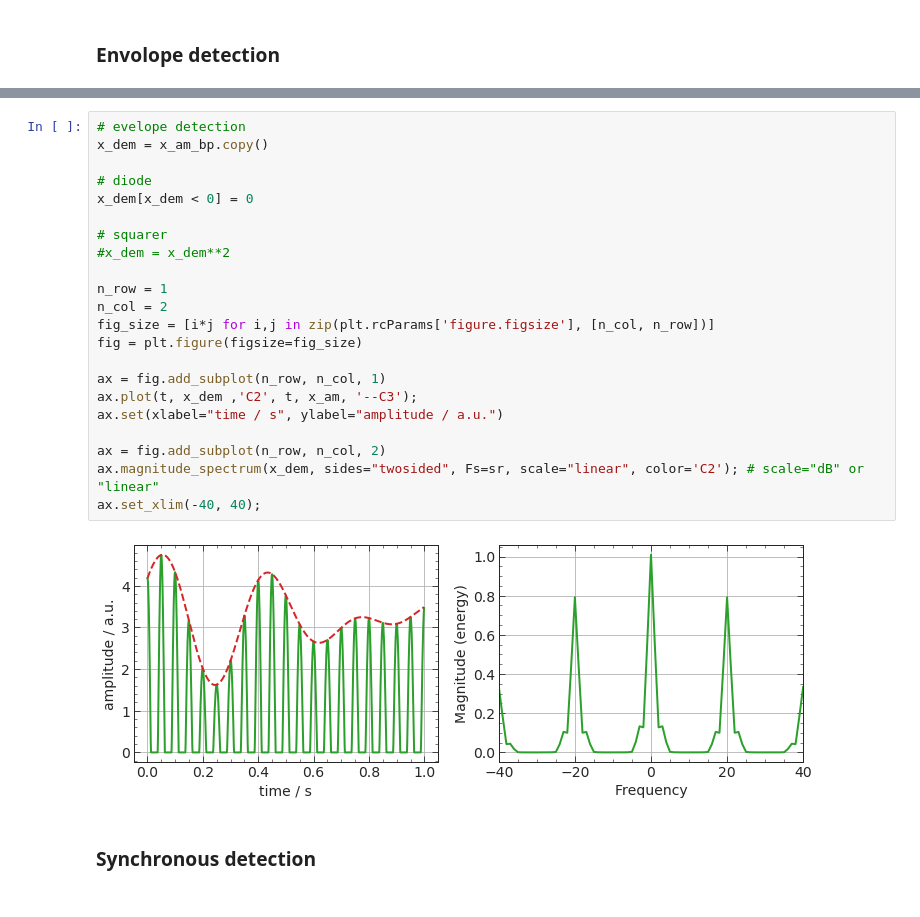
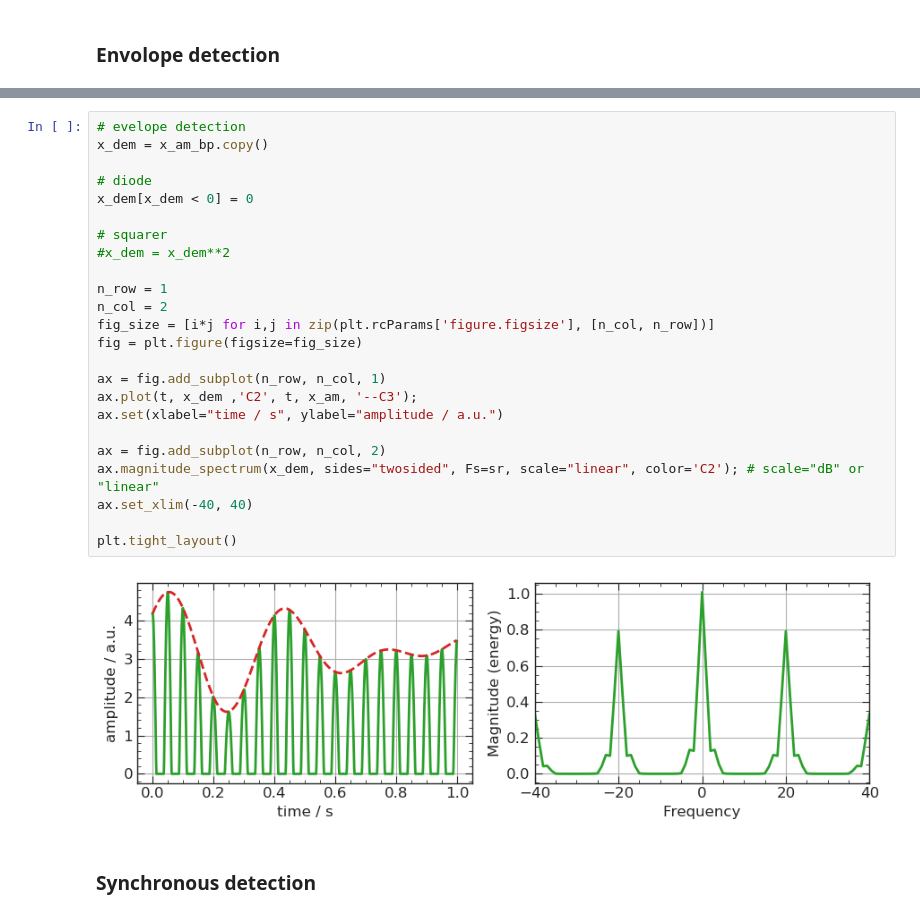
Before and after one commit to htw-ikt-noelle/Uebertragungsverfahren, a Jupyter notebook: amplitude_modulation.ipynb, the cells around one changed output, grey strips where cells are left out. Saved outputs shown, nothing was run; the diff lists cells and outputs as text.

```diff
--- a/amplitude_modulation.ipynb
+++ b/amplitude_modulation.ipynb
@@ -135,27 +141,29 @@ Normally an additional [DC block](https://en.wikipedia.org/wiki/DC_block) is use
 # %%
 # evelope detection
 x_dem = x_am_bp.copy()
 
 # diode
 x_dem[x_dem < 0] = 0
 
 # squarer
 #x_dem = x_dem**2
 
 n_row = 1
 n_col = 2
 fig_size = [i*j for i,j in zip(plt.rcParams['figure.figsize'], [n_col, n_row])]
 fig = plt.figure(figsize=fig_size)
 
 ax = fig.add_subplot(n_row, n_col, 1)
 ax.plot(t, x_dem ,'C2', t, x_am, '--C3');
 ax.set(xlabel="time / s", ylabel="amplitude / a.u.")
 
 ax = fig.add_subplot(n_row, n_col, 2)
 ax.magnitude_spectrum(x_dem, sides="twosided", Fs=sr, scale="linear", color='C2'); # scale="dB" or "linear"
-ax.set_xlim(-40, 40);
+ax.set_xlim(-40, 40)
+
+plt.tight_layout()
 # %% [output]
-[figure, old version]
+[figure, new version]
 # %% [markdown]
 ### Synchronous detection
 # %% [markdown]
```
Also changed, not shown: parts of 6 cells of this notebook, 7 other files.
